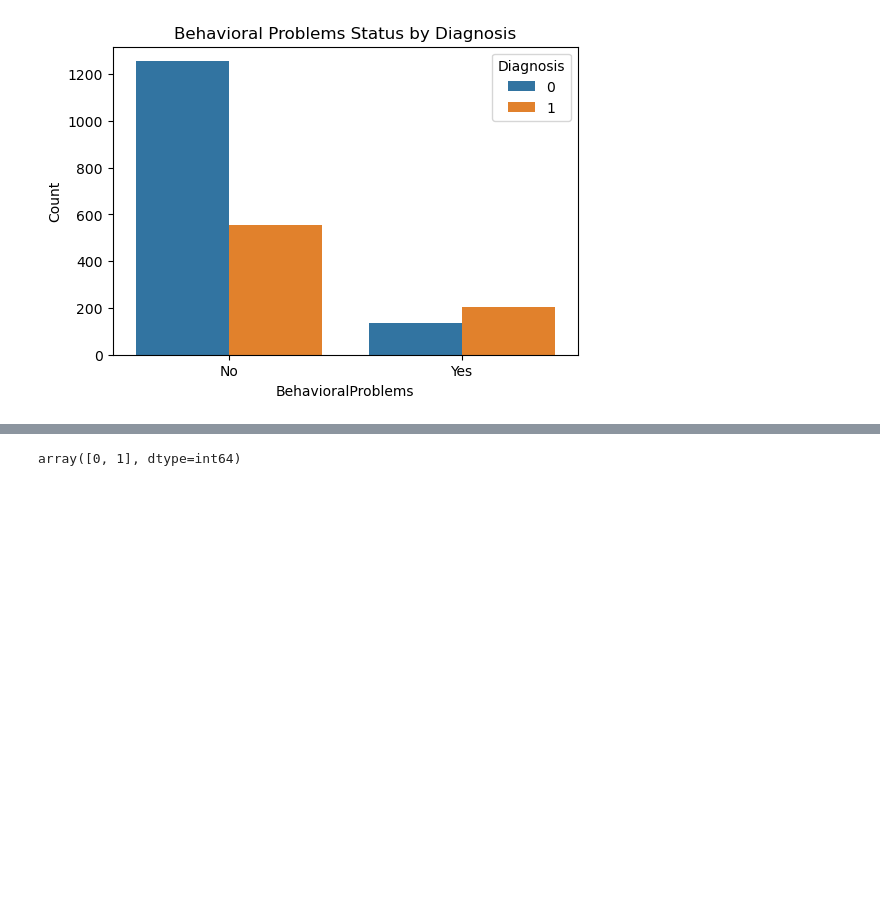
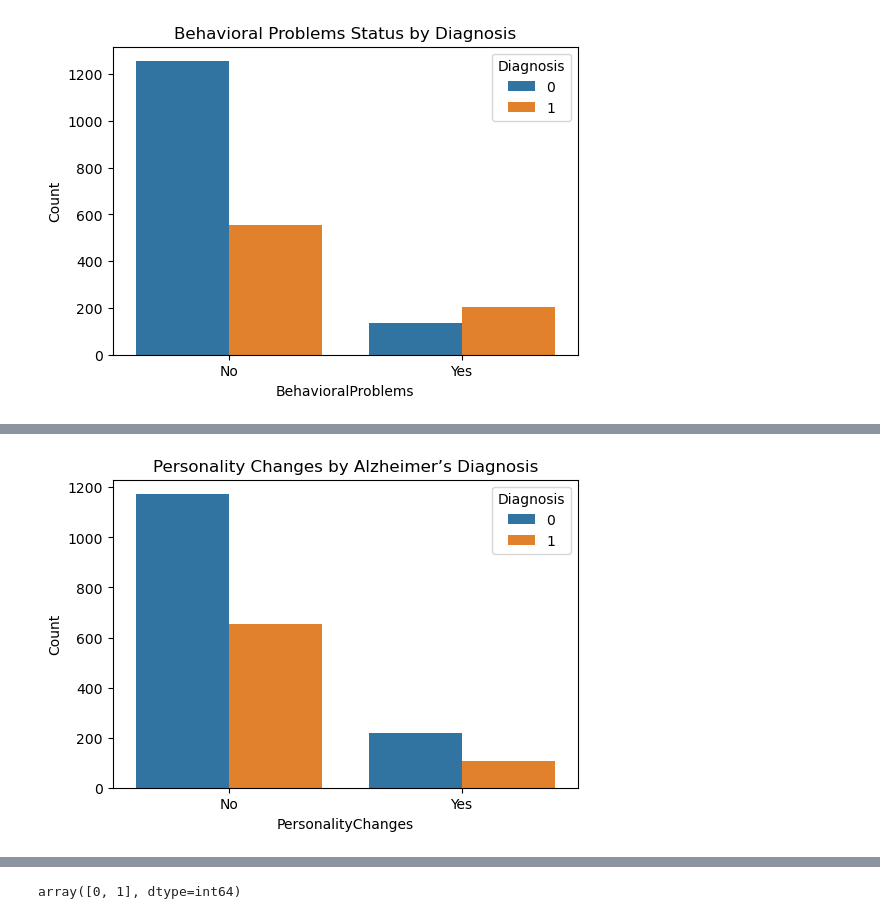
Before and after one commit to shaharberkovich/DataMining_shahar_hila_shir, a Jupyter notebook: AlzheimersProject.ipynb, the cells around one changed output, grey strips where cells are left out. Drawn from its saved outputs; the diff is of its cells as text; code cells hidden in the pictures; blank space fills up the shorter version.

```diff
--- a/AlzheimersProject.ipynb
+++ b/AlzheimersProject.ipynb
@@ -490,0 +509,9 @@ plt.show()
+# %%
+plt.figure(figsize=(6,4))
+sns.countplot(x='PersonalityChanges', hue='Diagnosis', data=df)
+plt.title('Personality Changes by Alzheimer’s Diagnosis')
+plt.ylabel('Count')
+plt.xticks([0, 1], ['No', 'Yes'])
+plt.show()
+# %% [output]
+[figure, added]
```
Also changed, not shown: parts of 5 cells of this notebook.
